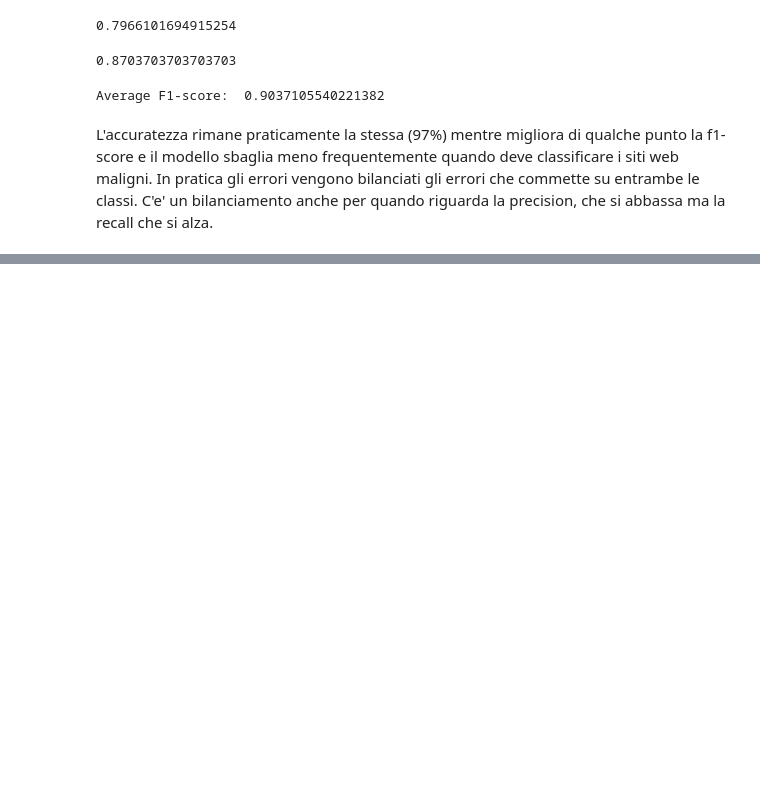
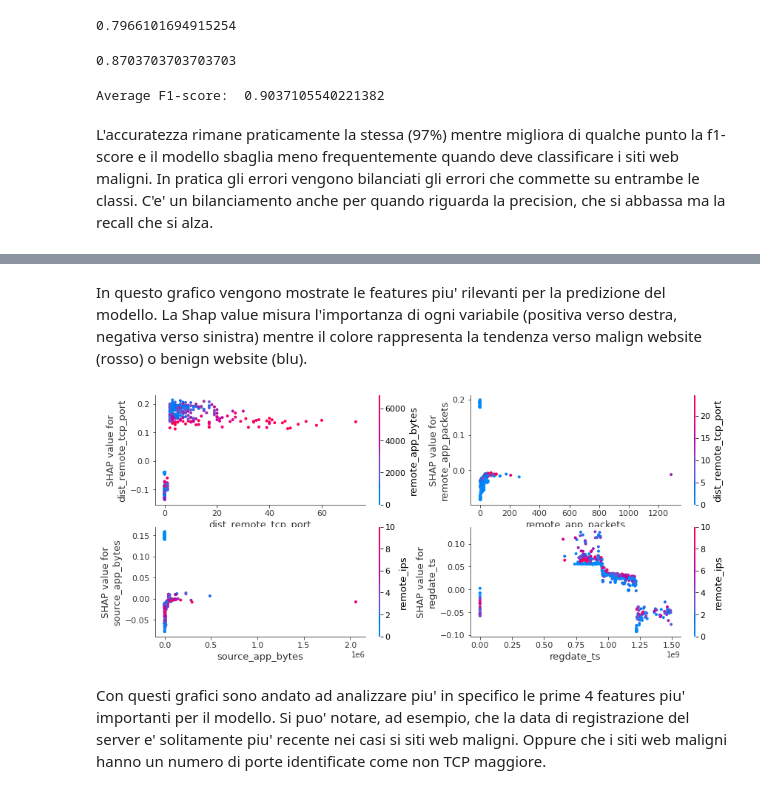
Before and after one commit to supmar23/predict_malicious_website, a Jupyter notebook: predict_malicious_website.ipynb, the cells around one changed output, grey strips where cells are left out. Cells and saved outputs as stored; diff of their text form; code cells hidden in the pictures; blank space fills up the shorter version.

```diff
--- a/predict_malicious_website.ipynb
+++ b/predict_malicious_website.ipynb
@@ -856,3 +890,18 @@ L'accuratezza rimane praticamente la stessa (97%) mentre migliora di qualche pun
+# %% [markdown]
+In questo grafico vengono mostrate le features piu' rilevanti per la predizione del modello. La Shap value misura l'importanza di ogni variabile (positiva verso destra, negativa verso sinistra) mentre il colore rappresenta la tendenza verso malign website (rosso) o benign website (blu).
+# %%
+fig, axes = plt.subplots(2, 2, figsize = (14,6))
+
+shap.dependence_plot("dist_remote_tcp_port", shap_values[0], X_test_num, feature_names=X.columns, ax=axes[0,0], show = False)
+shap.dependence_plot("remote_app_packets", shap_values[0], X_test_num, feature_names=X.columns, ax=axes[0,1], show = False)
+shap.dependence_plot("source_app_bytes", shap_values[0], X_test_num, feature_names=X.columns, ax=axes[1,0], show = False)
+shap.dependence_plot("regdate_ts", shap_values[0], X_test_num, feature_names=X.columns, ax=axes[1,1], show = False)
+
+plt.show()
+# %% [output]
+[figure, added]
+# %% [markdown]
+Con questi grafici sono andato ad analizzare piu' in specifico le prime 4 features piu' importanti per il modello. Si puo' notare, ad esempio, che la data di registrazione del server e' solitamente piu' recente nei casi si siti web maligni. Oppure che i siti web maligni hanno un numero di porte identificate come non TCP maggiore.
 # %% [markdown]
 ## Conclusioni
 Termino il notebook con qualche personale conclusione:
```
Also changed, not shown: parts of 15 cells of this notebook.
